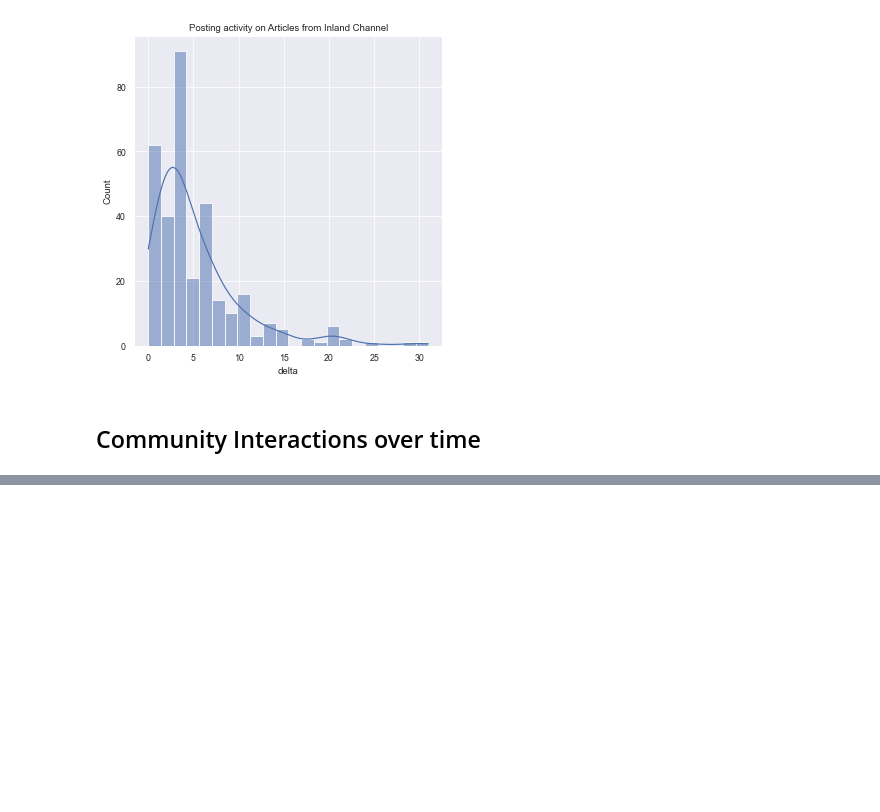
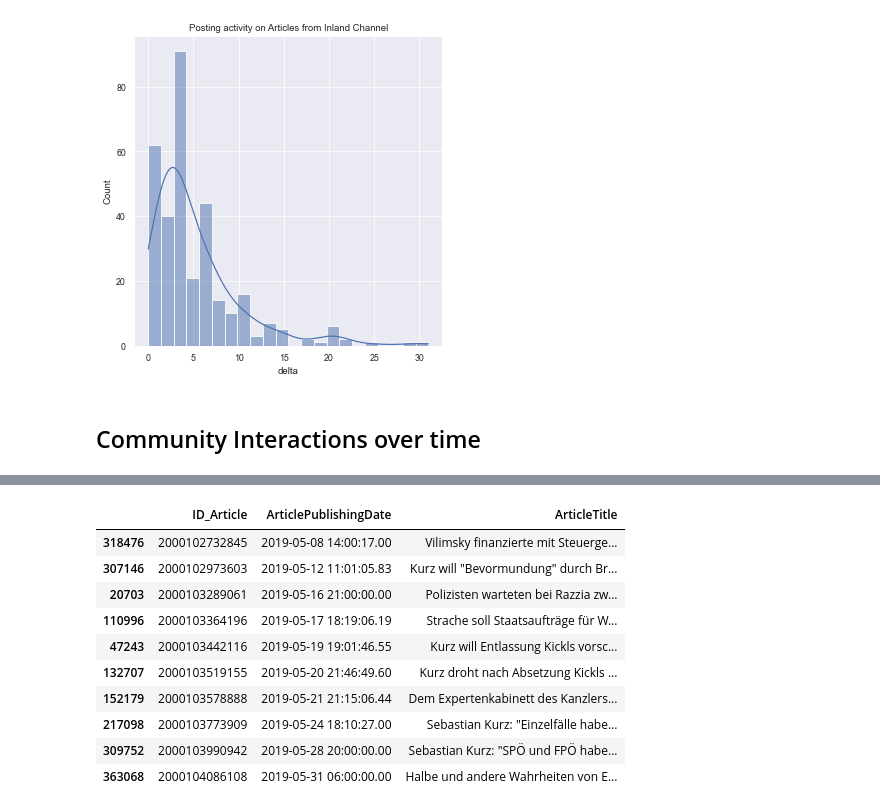
Before and after one commit to oStritze/sna, a Jupyter notebook: src/static_dynamic.ipynb, the cells around one changed output, grey strips where cells are left out. Saved outputs shown, nothing was run; the diff lists cells and outputs as text; code cells hidden in the pictures; blank space fills up the shorter version.

```diff
--- a/src/static_dynamic.ipynb
+++ b/src/static_dynamic.ipynb
@@ -555,3 +570,19 @@ print(foo["delta"].mean())
+# %%
+c_1_arts = res_inland.query("Community==0").sort_values("n_edges", ascending=False)[:10].Article.values
+
+postings_inl[postings_inl["ID_Article"].isin(c_1_arts)][["ID_Article", "ArticlePublishingDate", "ArticleTitle"]].sort_values("ArticlePublishingDate").drop_duplicates()
+# %% [output]
+|  | ID_Article | ArticlePublishingDate | ArticleTitle |
+| 318476 | 2000102732845 | 2019-05-08 14:00:17.00 | Vilimsky finanzierte mit Steuerge... |
+| 307146 | 2000102973603 | 2019-05-12 11:01:05.83 | Kurz will "Bevormundung" durch Br... |
+| 20703 | 2000103289061 | 2019-05-16 21:00:00.00 | Polizisten warteten bei Razzia zw... |
+| 110996 | 2000103364196 | 2019-05-17 18:19:06.19 | Strache soll Staatsaufträge für W... |
+| 47243 | 2000103442116 | 2019-05-19 19:01:46.55 | Kurz will Entlassung Kickls vorsc... |
+| 132707 | 2000103519155 | 2019-05-20 21:46:49.60 | Kurz droht nach Absetzung Kickls ... |
+| 152179 | 2000103578888 | 2019-05-21 21:15:06.44 | Dem Expertenkabinett des Kanzlers... |
+| 217098 | 2000103773909 | 2019-05-24 18:10:27.00 | Sebastian Kurz: "Einzelfälle habe... |
+| 309752 | 2000103990942 | 2019-05-28 20:00:00.00 | Sebastian Kurz: "SPÖ und FPÖ habe... |
+| 363068 | 2000104086108 | 2019-05-31 06:00:00.00 | Halbe und andere Wahrheiten von E... |
 # %%
 sns.set_theme()
 sns.set_context("paper")
```
Also changed, not shown: parts of 5 cells of this notebook, 2 other files.
